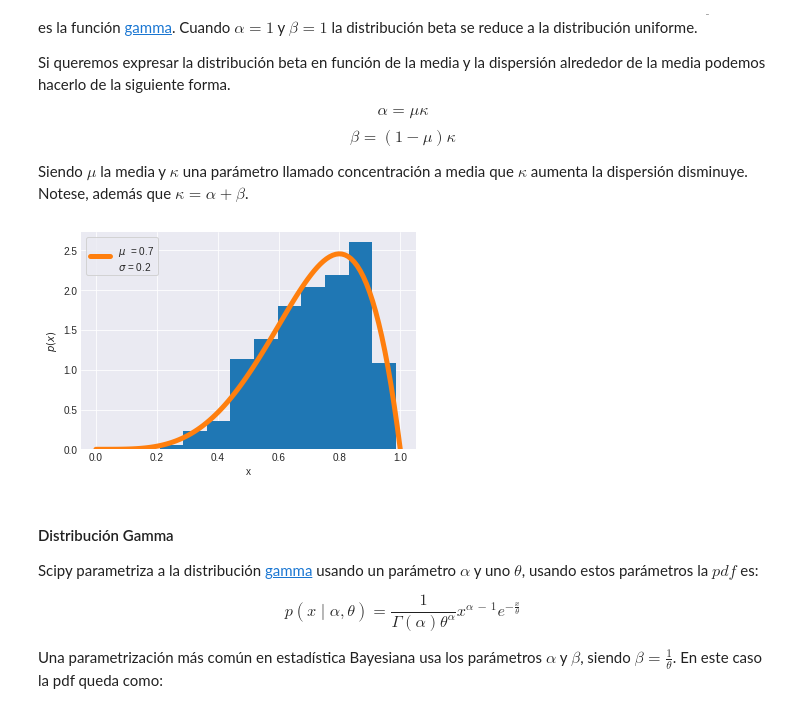
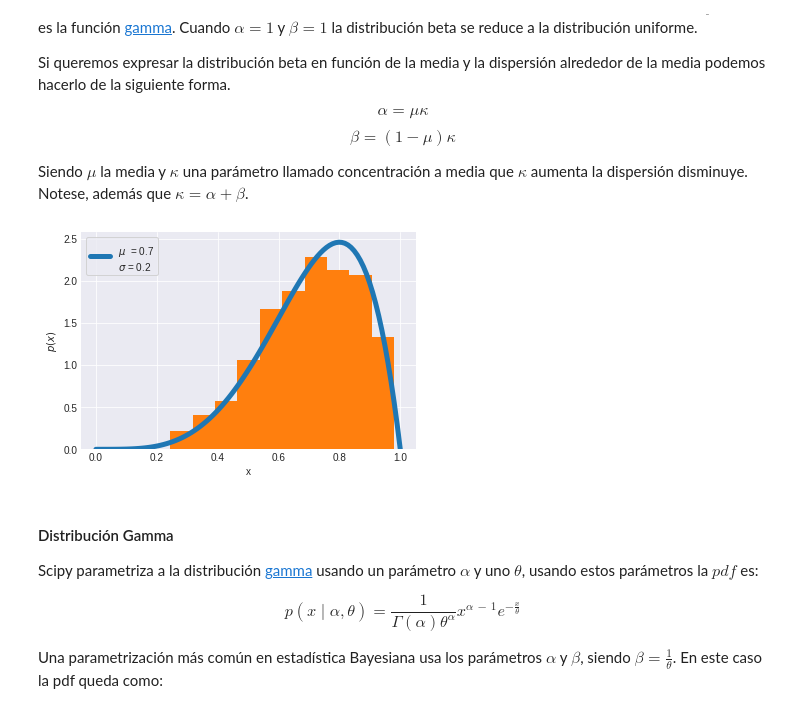
Before and after one commit to danzaconloros/intro_ciencia_de_datos, a Jupyter notebook: 02_distribuciones_de_probabilidad.ipynb, the cells around one changed output. Cells and saved outputs as stored; diff of their text form; code cells hidden in the pictures.

```diff
--- a/02_distribuciones_de_probabilidad.ipynb
+++ b/02_distribuciones_de_probabilidad.ipynb
@@ -348,18 +352,19 @@ Siendo $\mu$ la media y $\kappa$ una parámetro llamado concentración a media q
 # %%
 distri = stats.beta(5, 2)  # alfa=5, beta=2
 x = np.linspace(0, 1, 100)
 x_rvs = distri.rvs(500)  # muestrear 500 valores de la distribución
 x_pdf = distri.pdf(x)  # la pdf evaluada para todos los x
+media, varianza = distri.stats(moments='mv')
+plt.plot (x, x_pdf, lw=5,
+          label='$\mu$  = {:3.1f}\n$\sigma$ = {:3.1f}'.format(float(media),
+                                                               float(varianza)**0.5))
 plt.hist(x_rvs, density=True)
-media, varianza = distri.stats(moments='mv')
-plt.plot (x, x_pdf, color='C1', lw=5,
-           label='$\mu$  = {:3.1f}\n$\sigma$ = {:3.1f}'.format(float(media),
-                                                               float(varianza)**0.5))
+
 plt.xlabel('x')
 plt.ylabel('$p(x)$')
 plt.legend(frameon=True);
 # %% [output]
-[figure, old version]
+[figure, new version]
 # %% [markdown]
 #### Distribución Gamma
 
```
Also changed, not shown: parts of 19 cells of this notebook, 1 other file.
